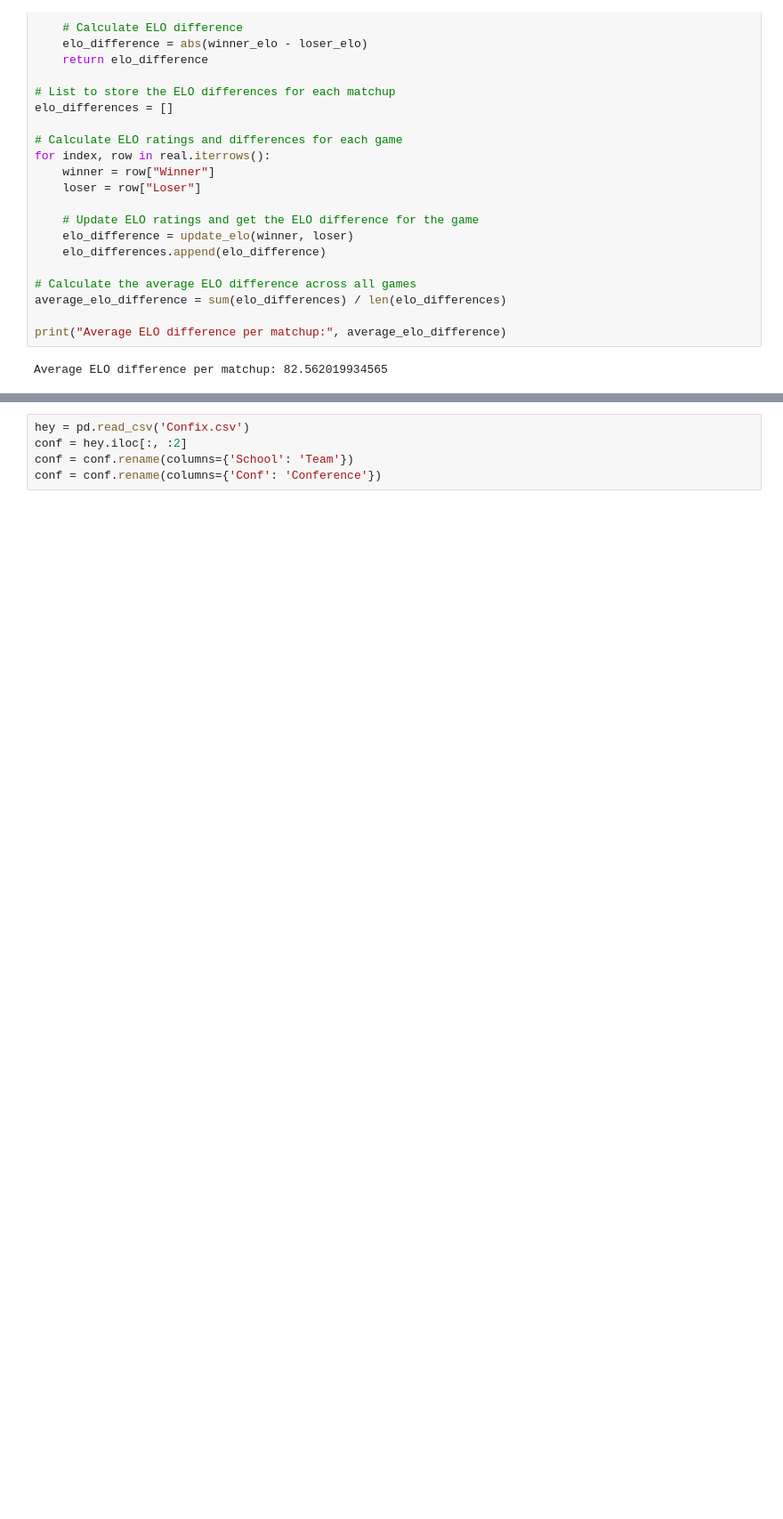
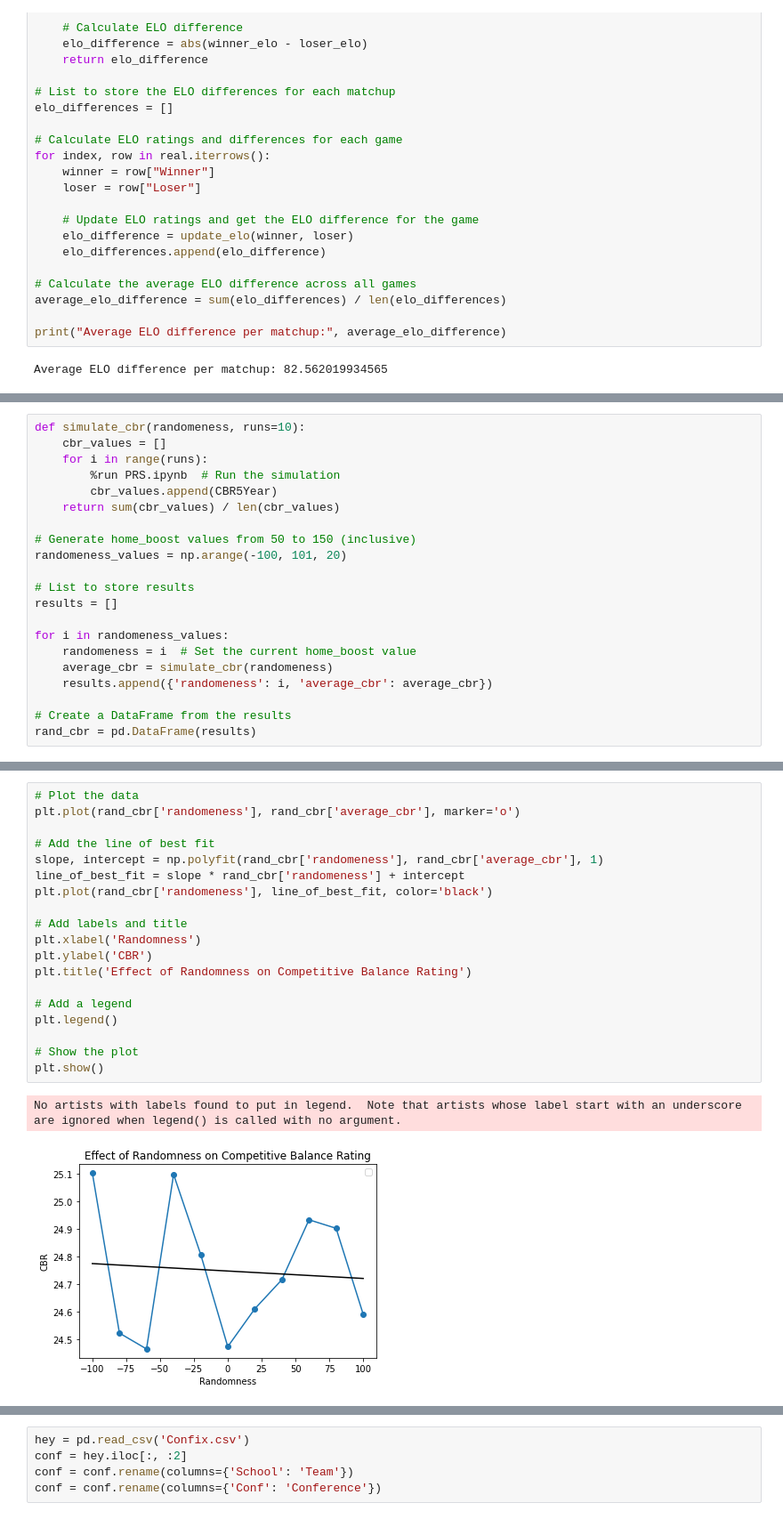
Before and after one commit to liameliot/DA-401-, a Jupyter notebook: Analysis.ipynb, the cells around one changed output, grey strips where cells are left out. Shown: that part at 89% size. Saved outputs shown, nothing was run; the diff lists cells and outputs as text; blank space fills up the shorter version.

```diff
--- a/Analysis.ipynb
+++ b/Analysis.ipynb
@@ -123,0 +398,21 @@ average_cbr
+# %%
+def simulate_cbr(randomeness, runs=10):
+    cbr_values = []
+    for i in range(runs):
+        %run PRS.ipynb  # Run the simulation
+        cbr_values.append(CBR5Year)
+    return sum(cbr_values) / len(cbr_values)
+
+# Generate home_boost values from 50 to 150 (inclusive)
+randomeness_values = np.arange(-100, 101, 20)
+
+# List to store results
+results = []
+
+for i in randomeness_values:
+    randomeness = i  # Set the current home_boost value
+    average_cbr = simulate_cbr(randomeness)
+    results.append({'randomeness': i, 'average_cbr': average_cbr})
+
+# Create a DataFrame from the results
+rand_cbr = pd.DataFrame(results)
@@ -123,0 +437,22 @@ average_cbr
+# %%
+# Plot the data
+plt.plot(rand_cbr['randomeness'], rand_cbr['average_cbr'], marker='o')
+
+# Add the line of best fit
+slope, intercept = np.polyfit(rand_cbr['randomeness'], rand_cbr['average_cbr'], 1)
+line_of_best_fit = slope * rand_cbr['randomeness'] + intercept
+plt.plot(rand_cbr['randomeness'], line_of_best_fit, color='black')
+
+# Add labels and title
+plt.xlabel('Randomness')
+plt.ylabel('CBR')
+plt.title('Effect of Randomness on Competitive Balance Rating')
+
+# Add a legend
+plt.legend()
+
+# Show the plot
+plt.show()
+# %% [output]
+No artists with labels found to put in legend.  Note that artists whose label start with an underscore are ignored when legend() is called with no argument.
+[figure, added]
```
Also changed, not shown: parts of 30 cells of this notebook.
